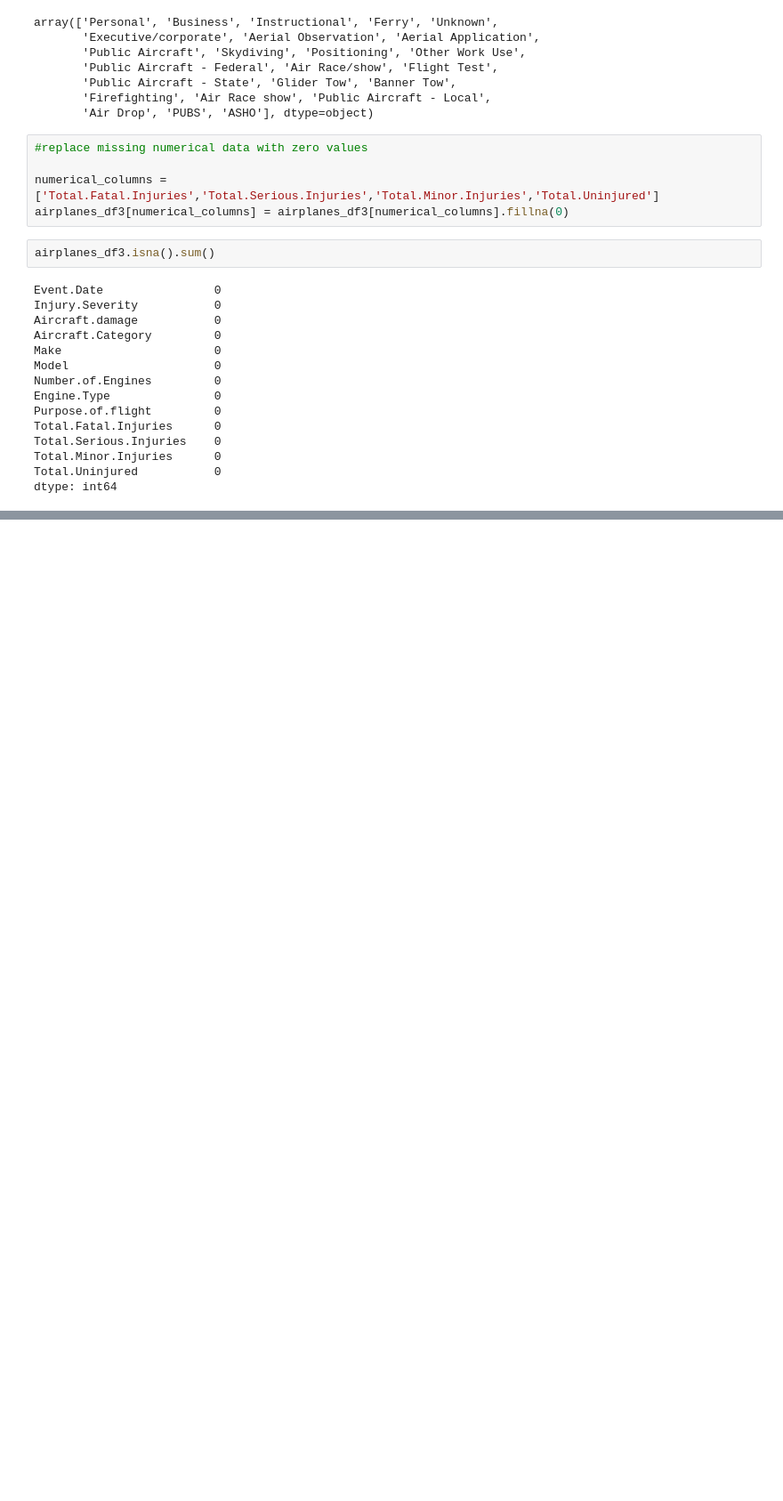
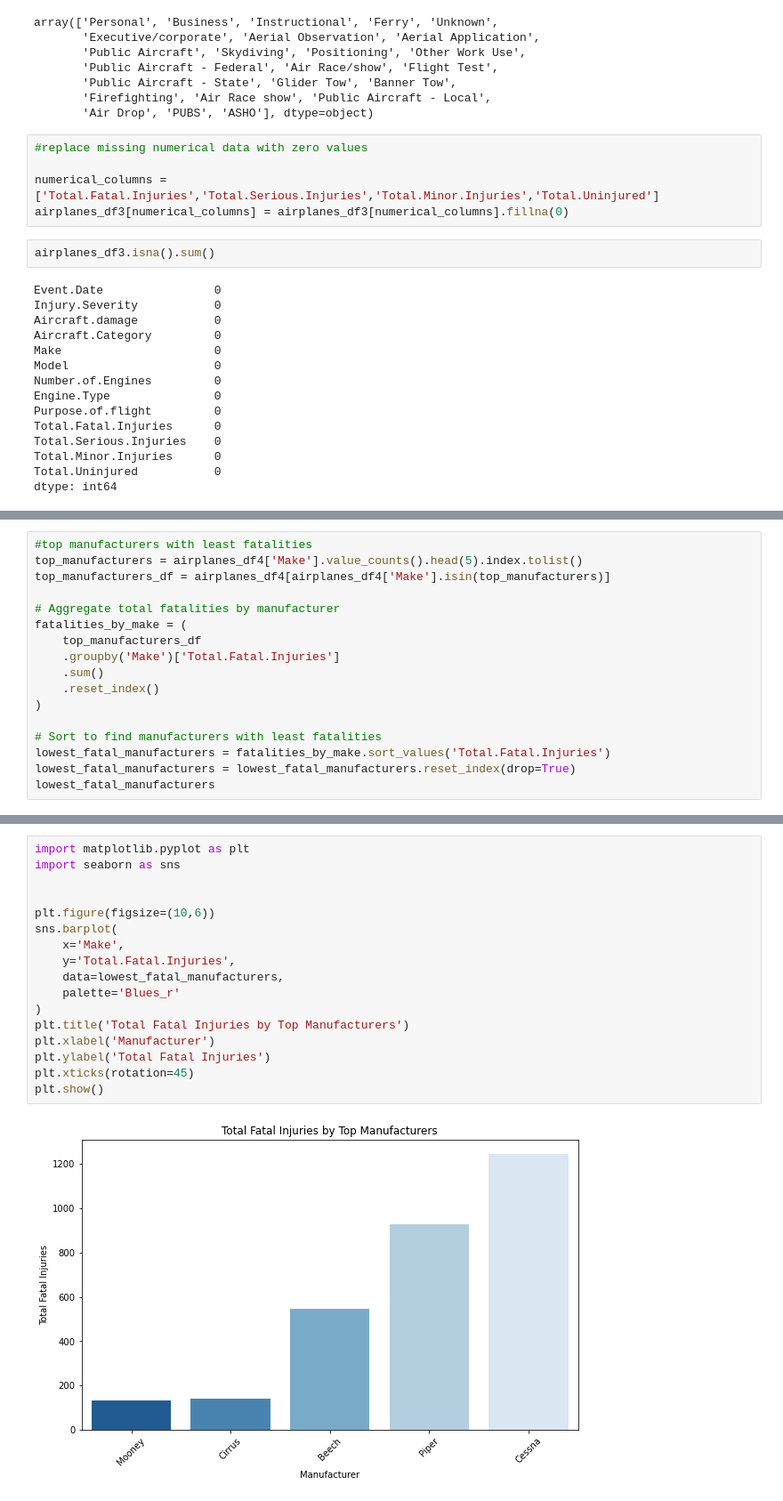
Before and after one commit to mercy-chepkoechkosgei/Phase1_Project, a Jupyter notebook: student.ipynb, the cells around one changed output, grey strips where cells are left out. Shown at 89% size. Cells and saved outputs as stored; diff of their text form; blank space fills up the shorter version.

```diff
--- a/student.ipynb
+++ b/student.ipynb
@@ -360,0 +498,17 @@ airplanes_df3[airplanes_df3.duplicated()]
+# %%
+#top manufacturers with least fatalities
+top_manufacturers = airplanes_df4['Make'].value_counts().head(5).index.tolist()
+top_manufacturers_df = airplanes_df4[airplanes_df4['Make'].isin(top_manufacturers)]
+
+# Aggregate total fatalities by manufacturer
+fatalities_by_make = (
+    top_manufacturers_df
+    .groupby('Make')['Total.Fatal.Injuries']
+    .sum()
+    .reset_index()
+)
+
+# Sort to find manufacturers with least fatalities
+lowest_fatal_manufacturers = fatalities_by_make.sort_values('Total.Fatal.Injuries')
+lowest_fatal_manufacturers = lowest_fatal_manufacturers.reset_index(drop=True)
+lowest_fatal_manufacturers
@@ -360,0 +522,19 @@ airplanes_df3[airplanes_df3.duplicated()]
+# %%
+import matplotlib.pyplot as plt
+import seaborn as sns
+
+
+plt.figure(figsize=(10,6))
+sns.barplot(
+    x='Make',
+    y='Total.Fatal.Injuries',
+    data=lowest_fatal_manufacturers,
+    palette='Blues_r'
+)
+plt.title('Total Fatal Injuries by Top Manufacturers')
+plt.xlabel('Manufacturer')
+plt.ylabel('Total Fatal Injuries')
+plt.xticks(rotation=45)
+plt.show()
+# %% [output]
+[figure, added]
```
Also changed, not shown: parts of 39 cells of this notebook.
